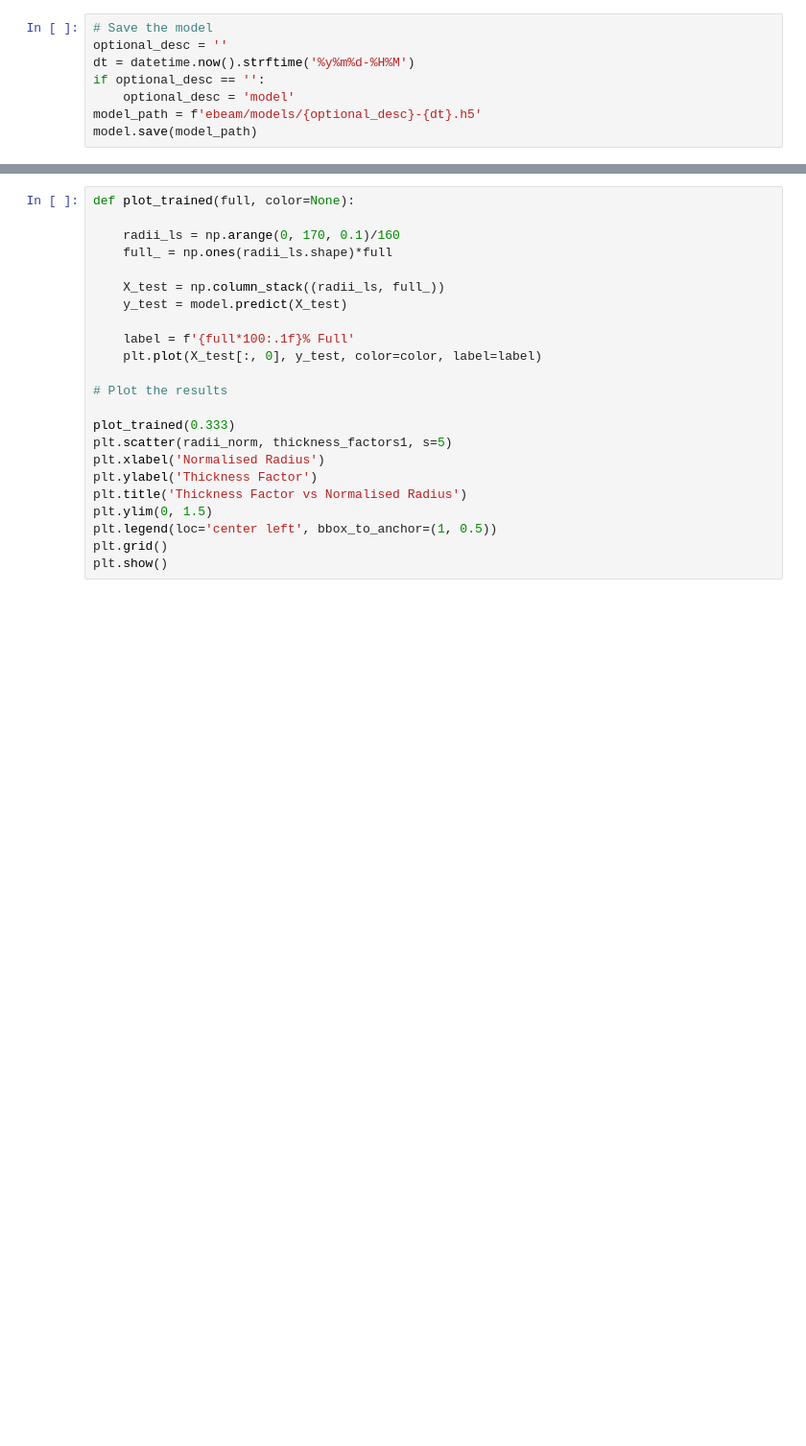
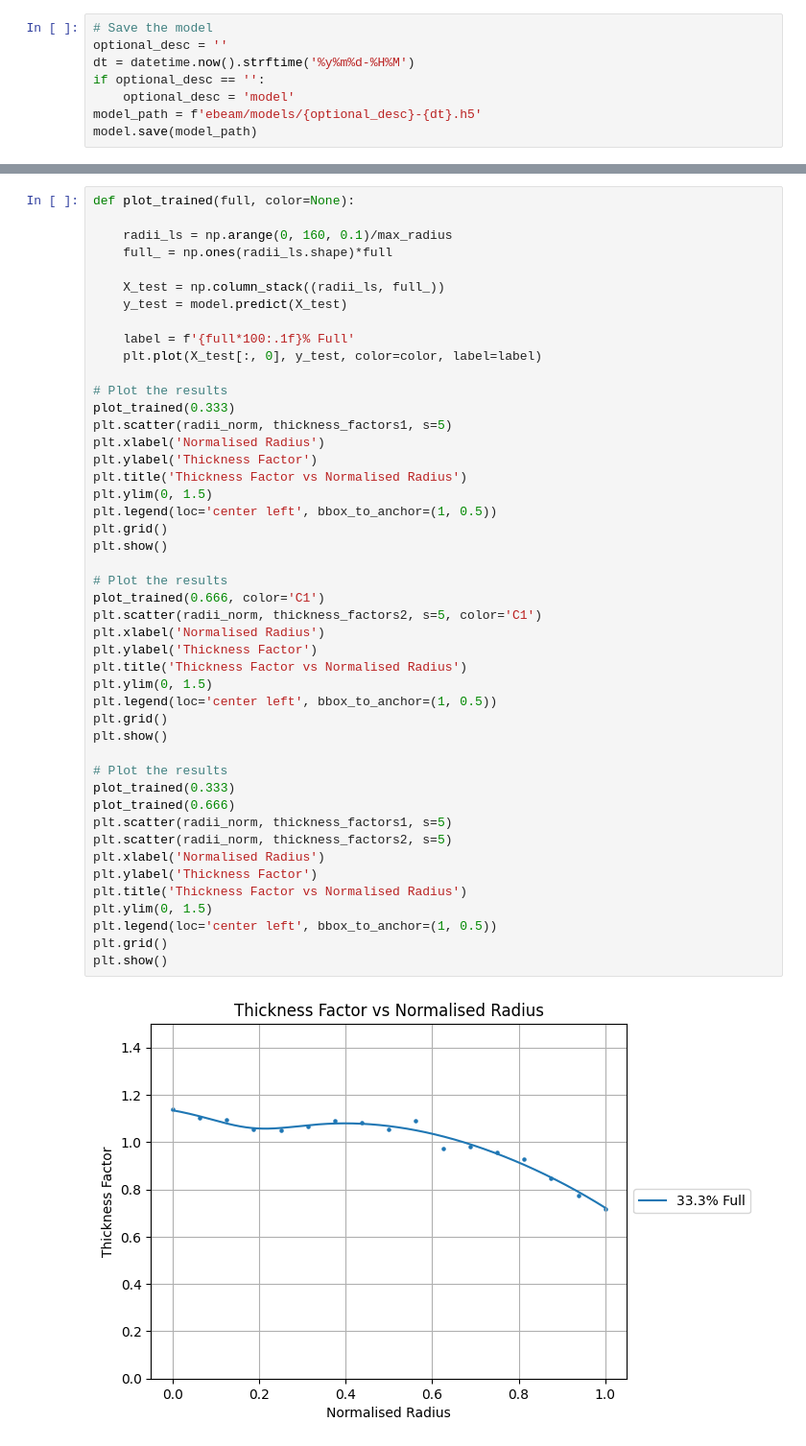
Before and after one commit to ryanlleung/TapeTargetry, a Jupyter notebook: tapenn.ipynb, the cells around one changed output, grey strips where cells are left out. Shown: that part at 96% size. Saved outputs shown, nothing was run; the diff lists cells and outputs as text; blank space fills up the shorter version.

```diff
--- a/tapenn.ipynb
+++ b/tapenn.ipynb
@@ -143,24 +94,48 @@ plt.show()
 # %%
 def plot_trained(full, color=None):
 
-    radii_ls = np.arange(0, 170, 0.1)/160
+    radii_ls = np.arange(0, 160, 0.1)/max_radius
     full_ = np.ones(radii_ls.shape)*full
 
     X_test = np.column_stack((radii_ls, full_))
     y_test = model.predict(X_test)
 
     label = f'{full*100:.1f}% Full'
     plt.plot(X_test[:, 0], y_test, color=color, label=label)
 
 # Plot the results
-
 plot_trained(0.333)
 plt.scatter(radii_norm, thickness_factors1, s=5)
 plt.xlabel('Normalised Radius')
 plt.ylabel('Thickness Factor')
 plt.title('Thickness Factor vs Normalised Radius')
 plt.ylim(0, 1.5)
 plt.legend(loc='center left', bbox_to_anchor=(1, 0.5))
 plt.grid()
 plt.show()
+
+# Plot the results
+plot_trained(0.666, color='C1')
+plt.scatter(radii_norm, thickness_factors2, s=5, color='C1')
+plt.xlabel('Normalised Radius')
+plt.ylabel('Thickness Factor')
+plt.title('Thickness Factor vs Normalised Radius')
+plt.ylim(0, 1.5)
+plt.legend(loc='center left', bbox_to_anchor=(1, 0.5))
+plt.grid()
+plt.show()
+
+# Plot the results
+plot_trained(0.333)
+plot_trained(0.666)
+plt.scatter(radii_norm, thickness_factors1, s=5)
+plt.scatter(radii_norm, thickness_factors2, s=5)
+plt.xlabel('Normalised Radius')
+plt.ylabel('Thickness Factor')
+plt.title('Thickness Factor vs Normalised Radius')
+plt.ylim(0, 1.5)
+plt.legend(loc='center left', bbox_to_anchor=(1, 0.5))
+plt.grid()
+plt.show()
 # %% [output]
+[figure, new version]
```
Also changed, not shown: parts of 21 cells of this notebook, 3 other files.
